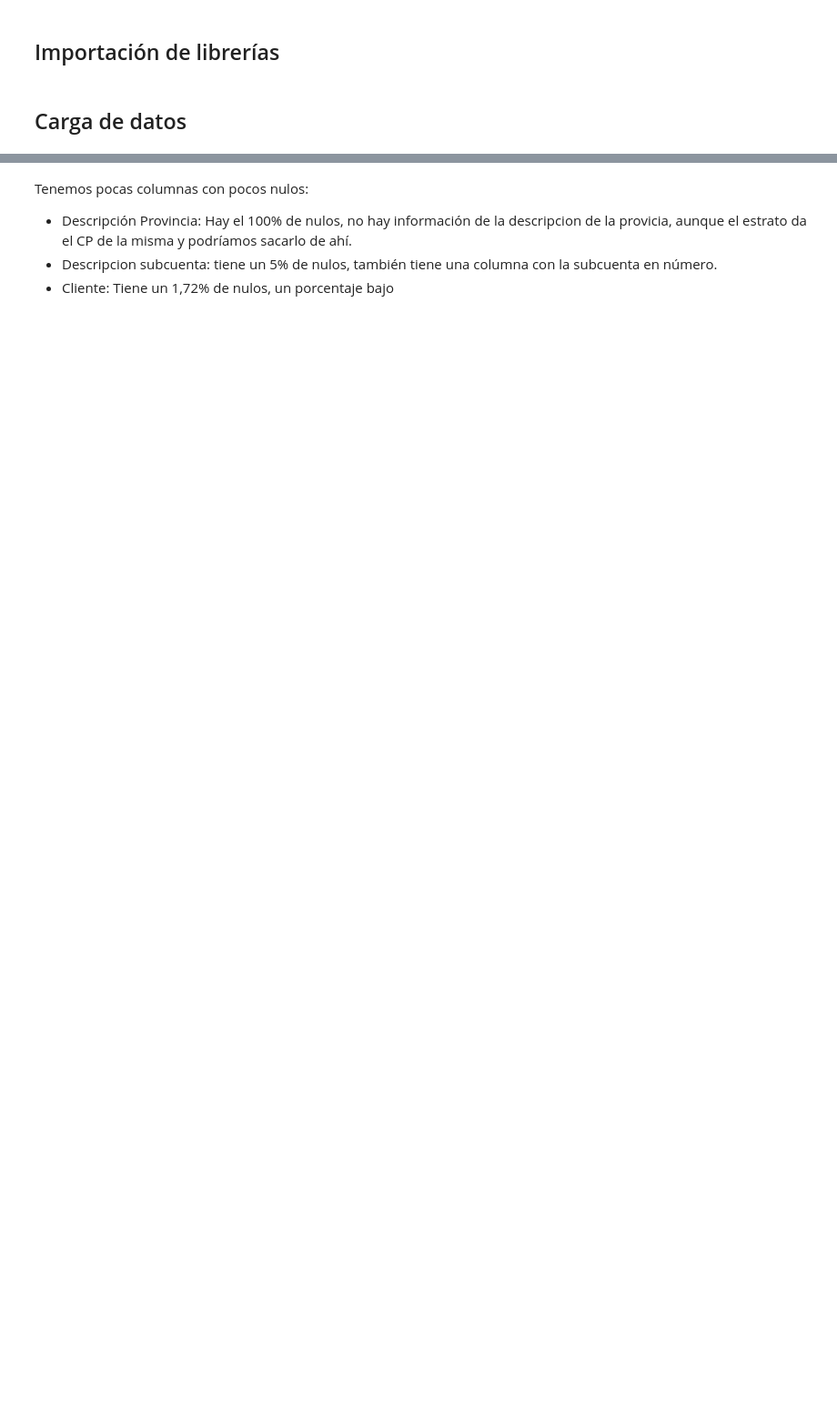
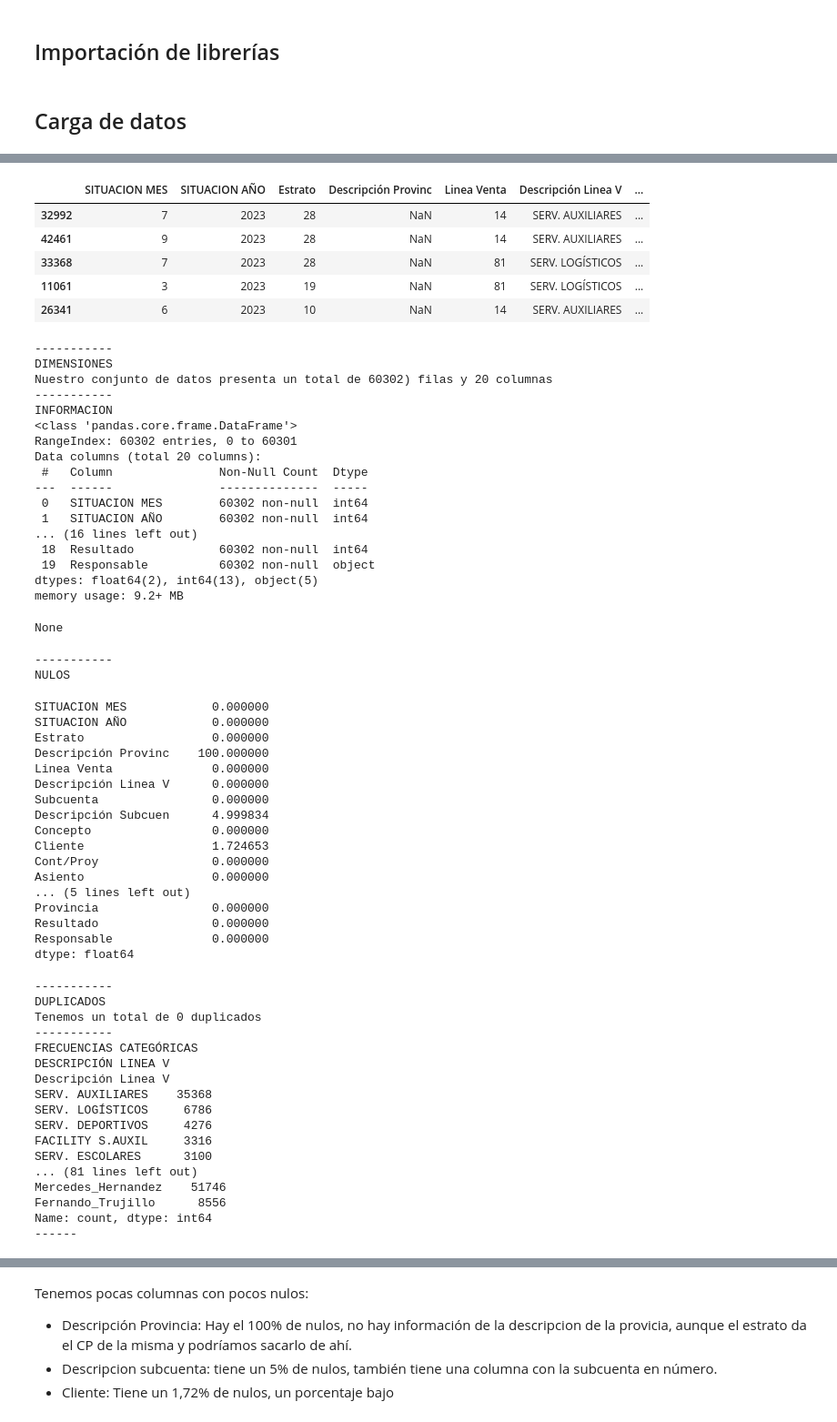
Before and after one commit to rvgdlr/Proyecto_Final_EDA, a Jupyter notebook: Notebook/01_Analisis_preliminar.ipynb, the cells around one changed output, grey strips where cells are left out. Shown at 91% size. Saved outputs shown, nothing was run; the diff lists cells and outputs as text; code cells hidden in the pictures; blank space fills up the shorter version.

Commit message:
Analisis preliminar entero

```diff
--- a/Notebook/Analisis_preliminar.ipynb
+++ b/Notebook/01_Analisis_preliminar.ipynb
@@ -3,6 +3,14 @@
 # %%
 # Tratamiento de datos
 import pandas as pd
+pd.set_option('display.max_columns', None)
+
+# Exploración de archivos
+import sys
+sys.path.append('../')
+
+# Funciones personalizadas
+from src import sp_eda as se
 
 # Visualizaciones
 import matplotlib as plt
@@ -25,4 +21,0 @@ df.sample(5)
-# %%
-df['Fecha'] = pd.to_datetime(dict(year=df['SITUACION AÑO'],
-                                   month=df['SITUACION MES'],
-                                   day=1))
@@ -76,0 +22,63 @@ dtype: float64
+# %%
+se.eda_preliminar(df)
+# %% [output]
+|  | SITUACION MES | SITUACION AÑO | Estrato | Descripción Provinc | Linea Venta | Descripción Linea V | ... |
+| 32992 | 7 | 2023 | 28 | NaN | 14 | SERV. AUXILIARES | ... |
+| 42461 | 9 | 2023 | 28 | NaN | 14 | SERV. AUXILIARES | ... |
+| 33368 | 7 | 2023 | 28 | NaN | 81 | SERV. LOGÍSTICOS | ... |
+| 11061 | 3 | 2023 | 19 | NaN | 81 | SERV. LOGÍSTICOS | ... |
+| 26341 | 6 | 2023 | 10 | NaN | 14 | SERV. AUXILIARES | ... |
+-----------
+DIMENSIONES
+Nuestro conjunto de datos presenta un total de 60302) filas y 20 columnas
+-----------
+INFORMACION
+<class 'pandas.core.frame.DataFrame'>
+RangeIndex: 60302 entries, 0 to 60301
+Data columns (total 20 columns):
+ #   Column               Non-Null Count  Dtype
+---  ------               --------------  -----
+ 0   SITUACION MES        60302 non-null  int64
+ 1   SITUACION AÑO        60302 non-null  int64
+... (16 lines left out)
+ 18  Resultado            60302 non-null  int64
+ 19  Responsable          60302 non-null  object
+dtypes: float64(2), int64(13), object(5)
+memory usage: 9.2+ MB
+None
+-----------
+NULOS
+SITUACION MES            0.000000
+SITUACION AÑO            0.000000
+Estrato                  0.000000
+Descripción Provinc    100.000000
+Linea Venta              0.000000
+Descripción Linea V      0.000000
+Subcuenta                0.000000
+Descripción Subcuen      4.999834
+Concepto                 0.000000
+Cliente                  1.724653
+Cont/Proy                0.000000
+Asiento                  0.000000
+... (5 lines left out)
+Provincia                0.000000
+Resultado                0.000000
+Responsable              0.000000
+dtype: float64
+-----------
+DUPLICADOS
+Tenemos un total de 0 duplicados
+-----------
+FRECUENCIAS CATEGÓRICAS
+DESCRIPCIÓN LINEA V
+Descripción Linea V
+SERV. AUXILIARES    35368
+SERV. LOGÍSTICOS     6786
+SERV. DEPORTIVOS     4276
+FACILITY S.AUXIL     3316
+SERV. ESCOLARES      3100
+... (81 lines left out)
+Mercedes_Hernandez    51746
+Fernando_Trujillo      8556
+Name: count, dtype: int64
+------
```
Also changed, not shown: parts of 17 cells of this notebook, 3 other files.
